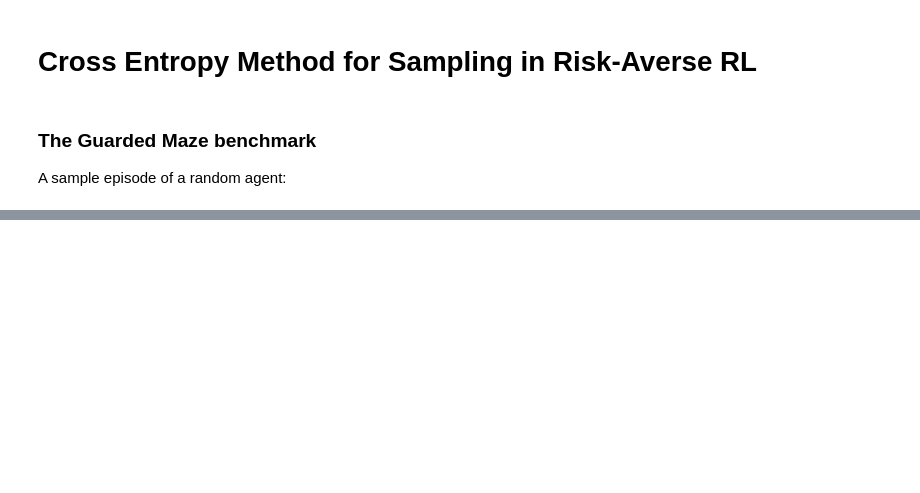
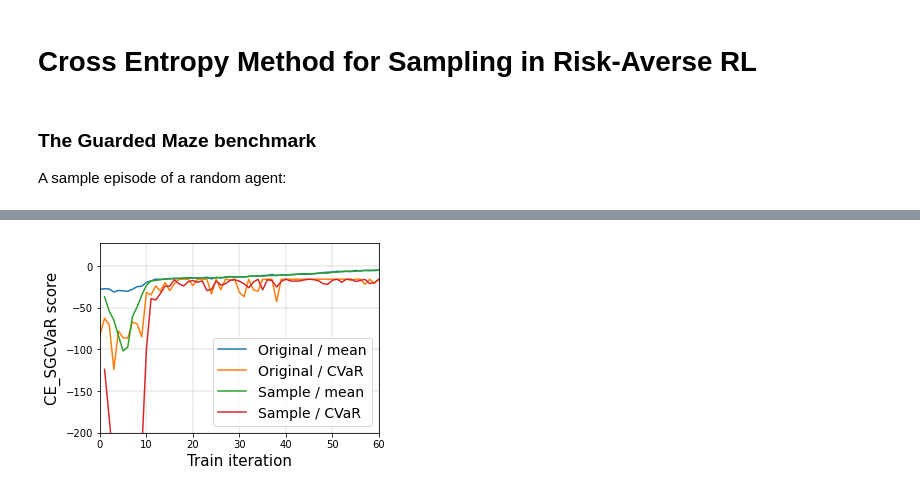
Before and after one commit to ido90/CeSoR, a Jupyter notebook: GuardedMazeExample.ipynb, the cells around one changed output, grey strips where cells are left out. Cells and saved outputs as stored; diff of their text form; code cells hidden in the pictures; blank space fills up the shorter version.

```diff
--- a/GuardedMazeExample.ipynb
+++ b/GuardedMazeExample.ipynb
@@ -109,0 +147,24 @@ Wall time: 1h 25min 36s
+# %%
+agent_name = 'CE_SGCVaR'
+
+cvar = lambda x, alpha: np.mean(np.sort(x)[:int(np.ceil(alpha*len(x)))])
+
+c1, c2 = E2.CEs[agent_name].get_data()
+c2['orig'] = c2.weight==1
+mean_orig = c2[c2.orig].groupby('batch').apply(lambda d: d.score.mean())
+cvar_orig = c2[c2.orig].groupby('batch').apply(lambda d: cvar(d.score.values,0.05))
+mean_samp = c2[~c2.orig].groupby('batch').apply(lambda d: d.score.mean())
+cvar_samp = c2[~c2.orig].groupby('batch').apply(lambda d: cvar(d.score.values,0.05))
+
+ax = utils.Axes(1,1)[0]
+ax.plot(mean_orig, label='Original / mean')
+ax.plot(cvar_orig, label='Original / CVaR')
+ax.plot(mean_samp, label='Sample / mean')
+ax.plot(cvar_samp, label='Sample / CVaR')
+ax.set_xlim((0,60))
+ax.set_ylim((-200, None))
+utils.labels(ax, 'Train iteration', f'{agent_name} score', fontsize=15)
+ax.legend(fontsize=14);
+plt.savefig(f'outputs/{experiment_args["title"]}_CE.png', bbox_inches='tight');
+# %% [output]
+[figure, added]
```
Also changed, not shown: parts of 8 cells of this notebook.
